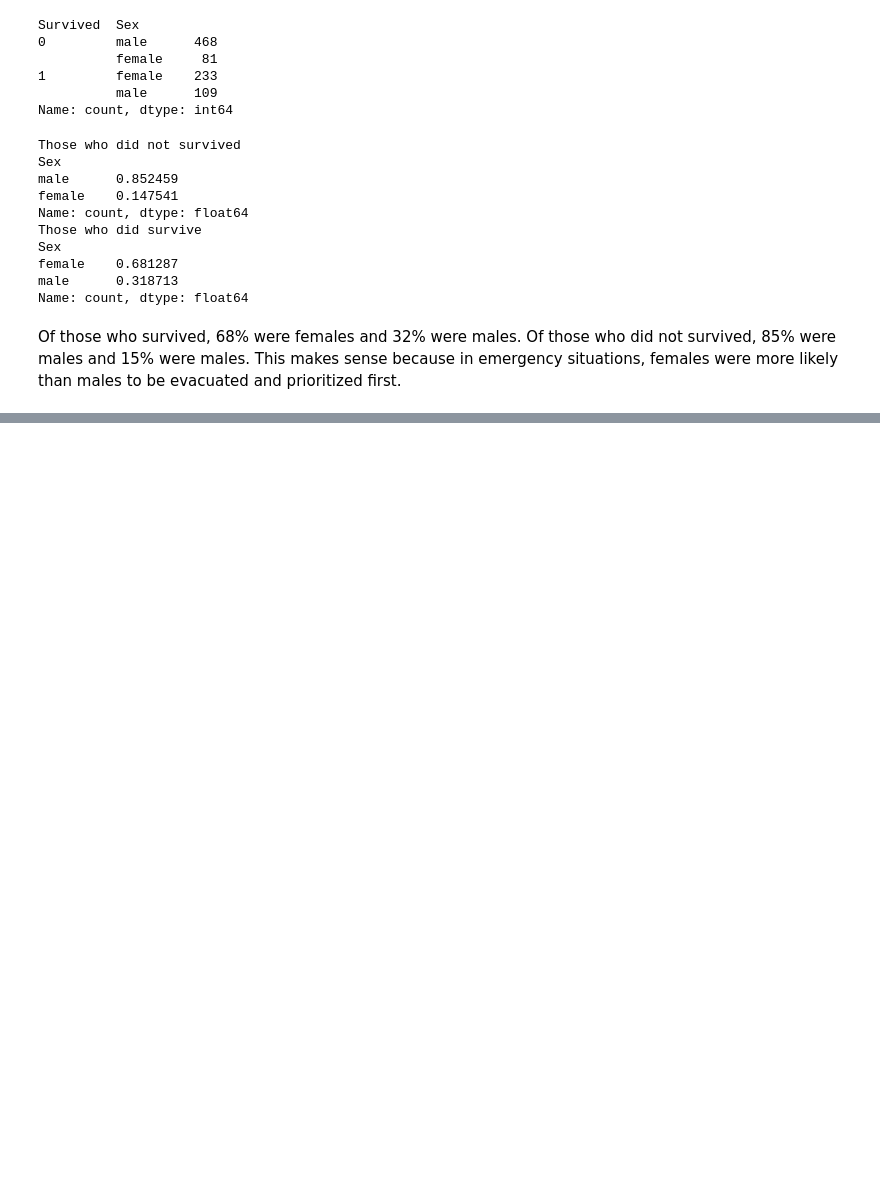
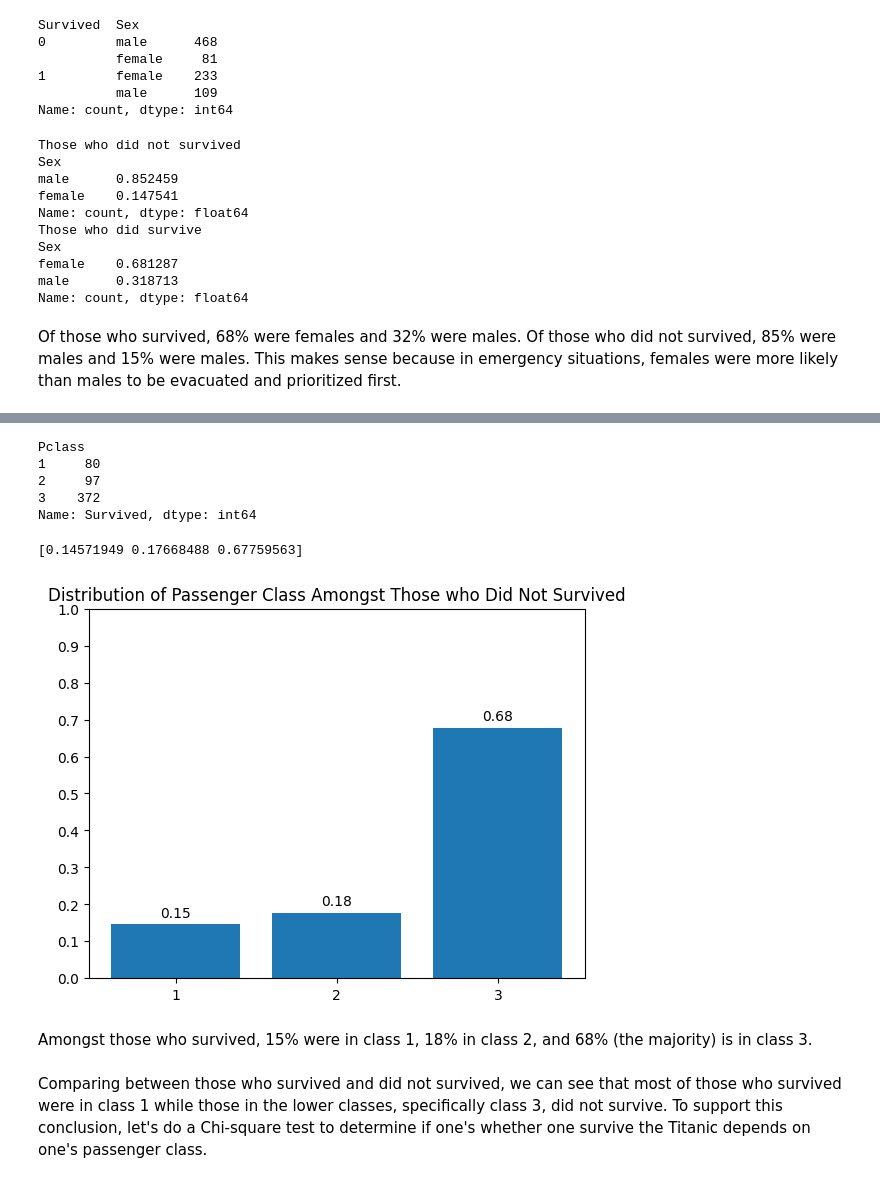
Before and after one commit to klam912/titanic_pred, a Jupyter notebook: model.ipynb, the cells around one changed output, grey strips where cells are left out. Drawn from its saved outputs; the diff is of its cells as text; code cells hidden in the pictures; blank space fills up the shorter version.

```diff
--- a/model.ipynb
+++ b/model.ipynb
@@ -102,0 +154,3 @@ This makes sense because in emergency situations, females were more likely than
+# %%
+not_survived = df[df['Survived'] == 0]
+not_survived.head()
@@ -102,0 +164,34 @@ This makes sense because in emergency situations, females were more likely than
+# %%
+not_survived.groupby('Pclass')["Survived"].count()
+# %% [output]
+Pclass
+1     80
+2     97
+3    372
+Name: Survived, dtype: int64
+# %%
+total_survived = not_survived['PassengerId'].count()
+x = sorted((list(not_survived["Pclass"].unique()))) # store the names of the pclass
+for i in range(len(x)):
+    x[i] = str(x[i]) # convert to string names
+
+y = list(not_survived.groupby('Pclass')["Survived"].count()) / total_survived # store the count for each class
+print(y)
+
+bars = plt.bar(x, y)
+plt.title("Distribution of Passenger Class Amongst Those who Did Not Survived")
+plt.yticks(np.arange(0,1.1,0.1))
+for bar in bars:
+    height = bar.get_height()
+    plt.annotate(f'{height:.2f}',
+                 xy=(bar.get_x() + bar.get_width() / 2, height),
+                 xytext=(0, 3),  # 3 points vertical offset
+                 textcoords="offset points",
+                 ha='center', va='bottom')
+# %% [output]
+[0.14571949 0.17668488 0.67759563]
+[figure, added]
+# %% [markdown]
+Amongst those who survived, 15% were in class 1, 18% in class 2, and 68% (the majority) is in class 3.
+# %% [markdown]
+Comparing between those who survived and did not survived, we can see that most of those who survived were in class 1 while those in the lower classes, specifically class 3, did not survive. To support this conclusion, let's do a Chi-square test to determine if one's whether one survive the Titanic depends on one's passenger class.
```
Also changed, not shown: parts of 25 cells of this notebook.
